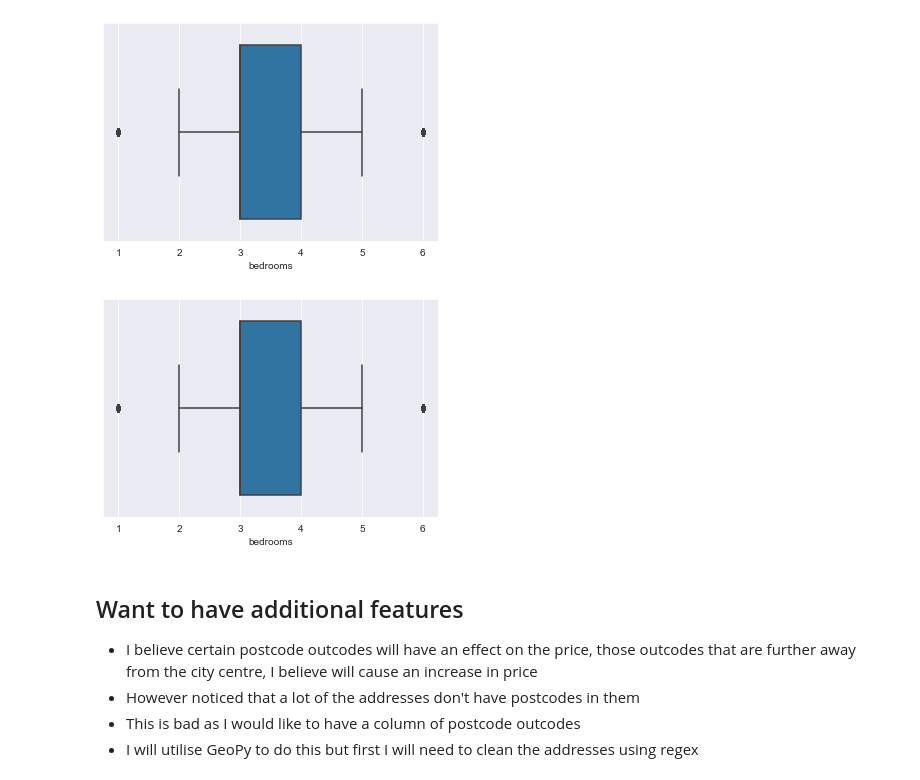
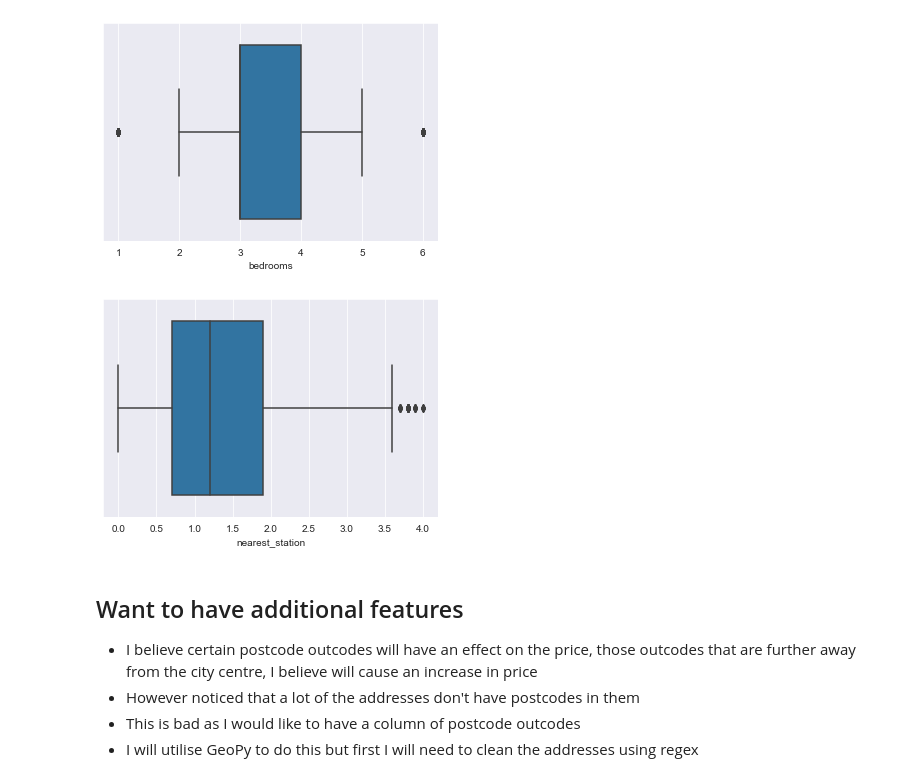
Before and after one commit to haideridris/DF-Capstone-Project, a Jupyter notebook: EDA/Cleaning_And_EDAv2.ipynb, the cells around one changed output. Saved outputs shown, nothing was run; the diff lists cells and outputs as text; code cells hidden in the pictures.

```diff
--- a/EDA/Cleaning_And_EDAv2.ipynb
+++ b/EDA/Cleaning_And_EDAv2.ipynb
@@ -903,11 +870,11 @@ plt.show()
 # %% [output]
 [figure]
 # %%
-# Do a box plot for bedrooms
-sns.boxplot(data=properties2, x='bedrooms')
+# Do a box plot for nearest station
+sns.boxplot(data=properties2, x='nearest_station')
 plt.show()
 # %% [output]
-[figure, old version]
+[figure, new version]
 # %% [markdown]
 ## Want to have additional features
 
```
Also changed, not shown: parts of 32 cells of this notebook, 2 other files.
